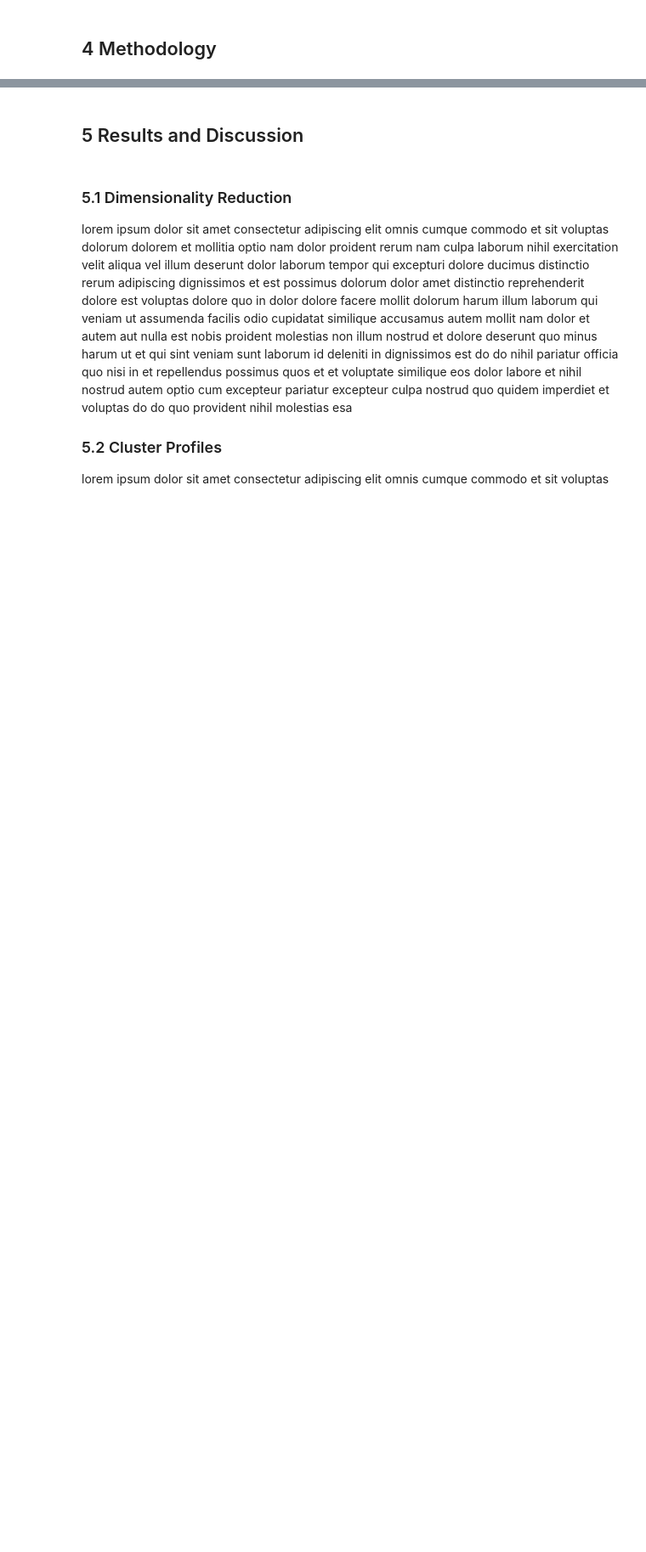
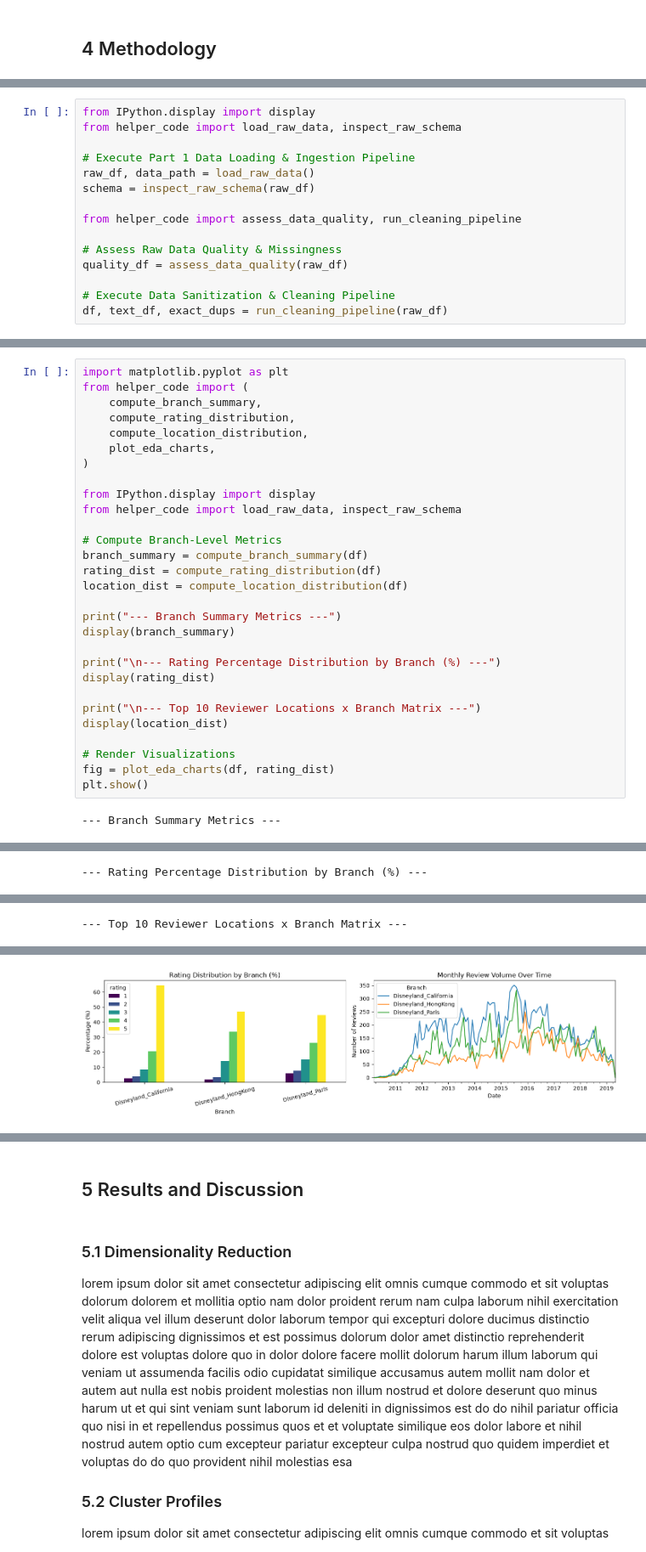
Before and after one commit to jlgelsey/BDCC-Lab1-, a Jupyter notebook: report.ipynb, the cells around one changed output, grey strips where cells are left out. Shown at 85% size. Cells and saved outputs as stored; diff of their text form; blank space fills up the shorter version.

```diff
--- a/report.ipynb
+++ b/report.ipynb
@@ -45,0 +31,15 @@ lorem ipsum dolor sit amet consectetur adipiscing elit omnis cumque commodo et s
+# %%
+from IPython.display import display
+from helper_code import load_raw_data, inspect_raw_schema
+
+# Execute Part 1 Data Loading & Ingestion Pipeline
+raw_df, data_path = load_raw_data()
+schema = inspect_raw_schema(raw_df)
+
+from helper_code import assess_data_quality, run_cleaning_pipeline
+
+# Assess Raw Data Quality & Missingness
+quality_df = assess_data_quality(raw_df)
+
+# Execute Data Sanitization & Cleaning Pipeline
+df, text_df, exact_dups = run_cleaning_pipeline(raw_df)
@@ -45,0 +52,31 @@ lorem ipsum dolor sit amet consectetur adipiscing elit omnis cumque commodo et s
+# %%
+import matplotlib.pyplot as plt
+from helper_code import (
+    compute_branch_summary,
+    compute_rating_distribution,
+    compute_location_distribution,
+    plot_eda_charts,
+)
+
+from IPython.display import display
+from helper_code import load_raw_data, inspect_raw_schema
+
+# Compute Branch-Level Metrics
+branch_summary = compute_branch_summary(df)
+rating_dist = compute_rating_distribution(df)
+location_dist = compute_location_distribution(df)
+
+print("--- Branch Summary Metrics ---")
+display(branch_summary)
+
+print("\n--- Rating Percentage Distribution by Branch (%) ---")
+display(rating_dist)
+
+print("\n--- Top 10 Reviewer Locations x Branch Matrix ---")
+display(location_dist)
+
+# Render Visualizations
+fig = plot_eda_charts(df, rating_dist)
+plt.show()
+# %% [output]
+--- Branch Summary Metrics ---
@@ -45,0 +88 @@ lorem ipsum dolor sit amet consectetur adipiscing elit omnis cumque commodo et s
+--- Rating Percentage Distribution by Branch (%) ---
@@ -45,0 +94 @@ lorem ipsum dolor sit amet consectetur adipiscing elit omnis cumque commodo et s
+--- Top 10 Reviewer Locations x Branch Matrix ---
@@ -45,0 +107 @@ lorem ipsum dolor sit amet consectetur adipiscing elit omnis cumque commodo et s
+[figure, added]
```
Also changed, not shown: parts of 13 cells of this notebook.
